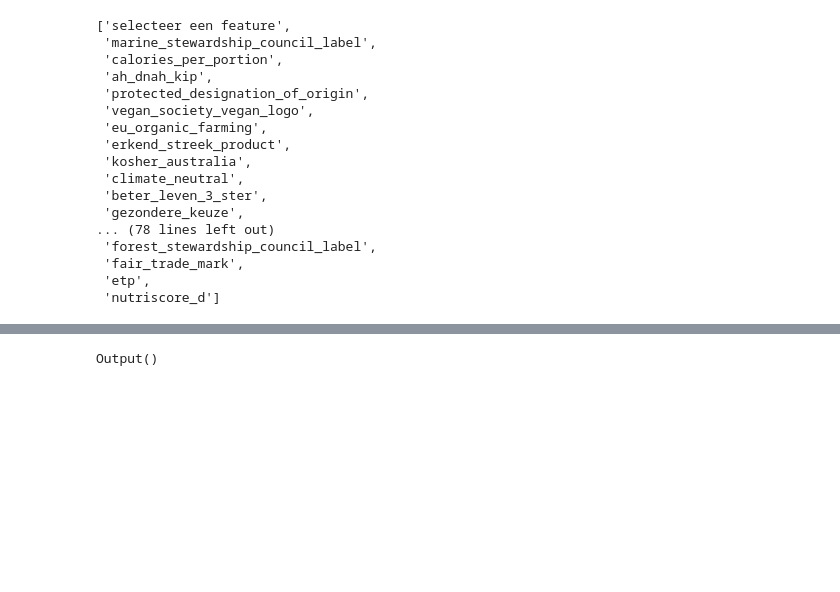
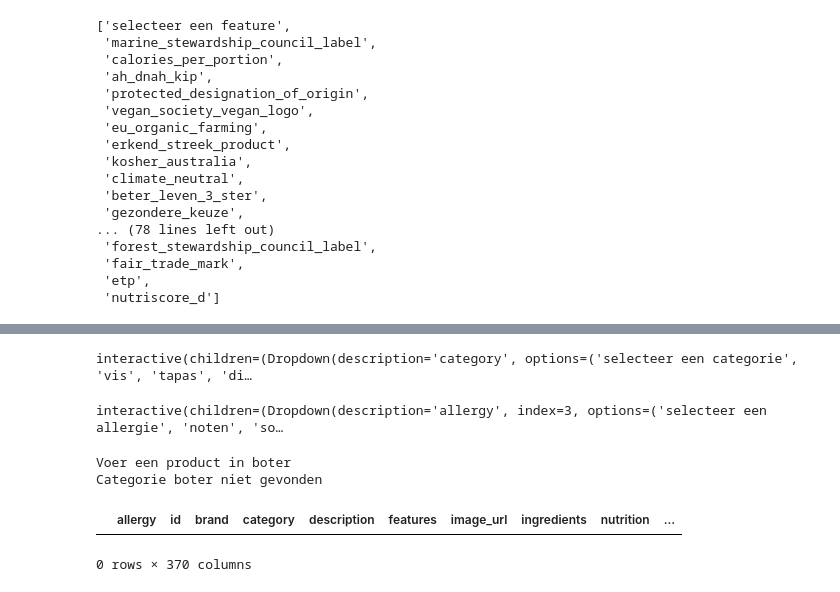
Before and after one commit to jvanleersum/TheOtherOption, a Jupyter notebook: notebooks/Filter_products.ipynb, the cells around one changed output, grey strips where cells are left out. Drawn from its saved outputs; the diff is of its cells as text; code cells hidden in the pictures; blank space fills up the shorter version.

```diff
--- a/notebooks/Filter_products.ipynb
+++ b/notebooks/Filter_products.ipynb
@@ -147,4 +174,37 @@ def dropdown_features_eventhandler(change):
-# %%
-print(output_features)
-# %% [output]
-Output()
+# %%
+@interact(category = select_categories)
+def display_category(category):
+    if category == "selecteer een categorie":
+        return(df_products)
+    else:
+        return(df_products[df_products[category] == "category"])
+# %% [output]
+interactive(children=(Dropdown(description='category', options=('selecteer een categorie', 'vis', 'tapas', 'di…
+# %%
+@interact(allergy = select_allergies)
+def display_allergy(allergy):
+    if allergy == "selecteer een allergie":
+        return(df_products)
+    else:
+        return(df_products[df_products[allergy].apply(lambda x:x not in ["allergy", "kan bevatten"])])
+# %% [output]
+interactive(children=(Dropdown(description='allergy', index=3, options=('selecteer een allergie', 'noten', 'so…
+# %%
+product = input("Voer een product in")
+def display_product(product):
+    if product == "":
+        return df_products
+    elif product in categories:
+        return df_products[df_products[product].apply(lambda x:x in ["category"])]
+    else:
+        return print(f"Categorie {product} niet gevonden")
+display_product(product)
+# %% [output]
+Voer een product in boter
+Categorie boter niet gevonden
+# %%
+product = "kaas"
+    if df_products[df_products["category"].isin([product])
+# %% [output]
+|  | allergy | id | brand | category | description | features | image_url | ingredients | nutrition | ... |
+0 rows × 370 columns
```
Also changed, not shown: parts of 12 cells of this notebook.
